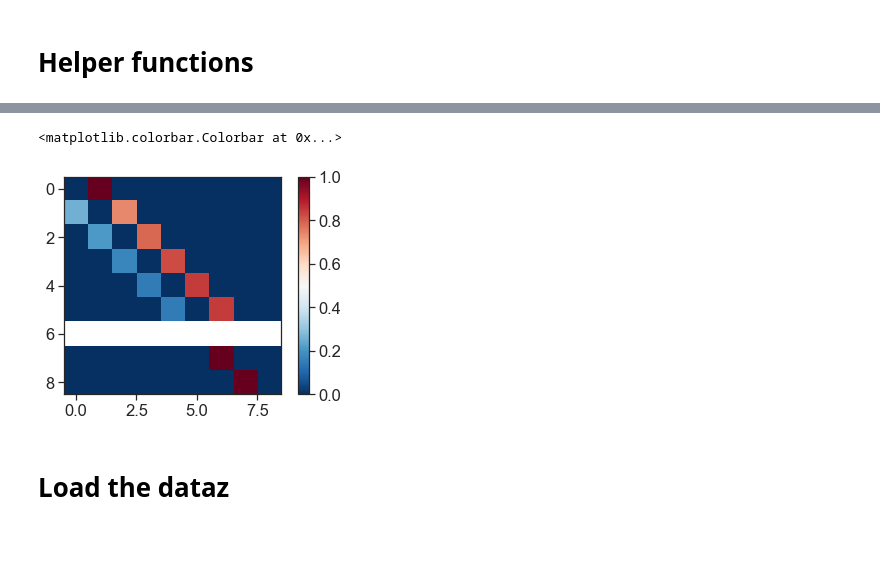
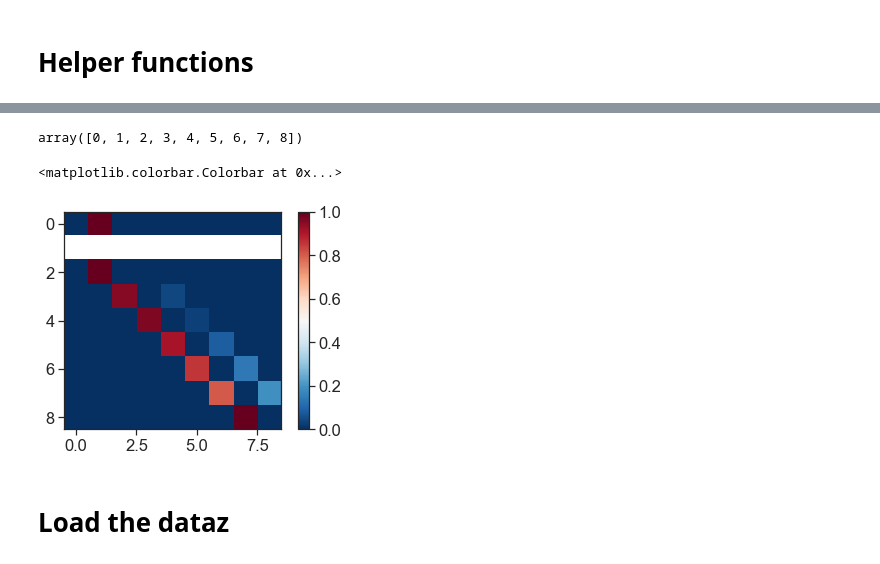
Before and after one commit to yves-weissenberger/line_loop, a Jupyter notebook: project_notebooks/line_loop/navi/model_based_analysis_new_data_clean.ipynb, the cells around one changed output, grey strips where cells are left out. Drawn from its saved outputs; the diff is of its cells as text; code cells hidden in the pictures.

```diff
--- a/project_notebooks/line_loop/navi/model_based_analysis_new_data_clean.ipynb
+++ b/project_notebooks/line_loop/navi/model_based_analysis_new_data_clean.ipynb
@@ -115,7 +115,7 @@ def get_transition_matrix(state_seq,rew_list,forced_seq,minNrew=0,set_rew_indice
                 rew_hist = []
 
             has_visited= []
-            if len(rew_hist)>minNrew:
+            if len(rew_hist)>=minNrew:
 
                 for pk_ctr in range(st+1,nd):
                     if not forced_seq[pk_ctr]:
@@ -134,7 +134,7 @@ def get_transition_matrix(state_seq,rew_list,forced_seq,minNrew=0,set_rew_indice
 
     return transition_mtx, transition_counts, state_ctr, np.unique(all_rew_loc)
 # %%
-diffusion_agent = mpk.simulation.towards_middle_agent()
+diffusion_agent = mpk.simulation.Model_based_agent()
 a = diffusion_agent.run()
 state_seq = diffusion_agent.state_seq
 rew_list = diffusion_agent.rew_list
@@ -173,9 +153,13 @@ array([[       nan,        nan,        nan,        nan,        nan,
+# %%
+np.unique(np.array(state_seq)[np.where(rew_list)[0]])
+# %% [output]
+array([0, 1, 2, 3, 4, 5, 6, 7, 8])
 # %%
-plt.imshow(a[6],cmap='RdBu_r')
+plt.imshow(a[1],cmap='RdBu_r')
 plt.colorbar()
 # %% [output]
 <matplotlib.colorbar.Colorbar at 0x...>
-[figure, old version]
+[figure, new version]
 # %%
 def get_st_dist(state_seq,pk_ctr,rew_loc):
     """ get distances between current and next state and reward during navigation on the line """
```
Also changed, not shown: parts of 2 cells of this notebook, 1 other file.
